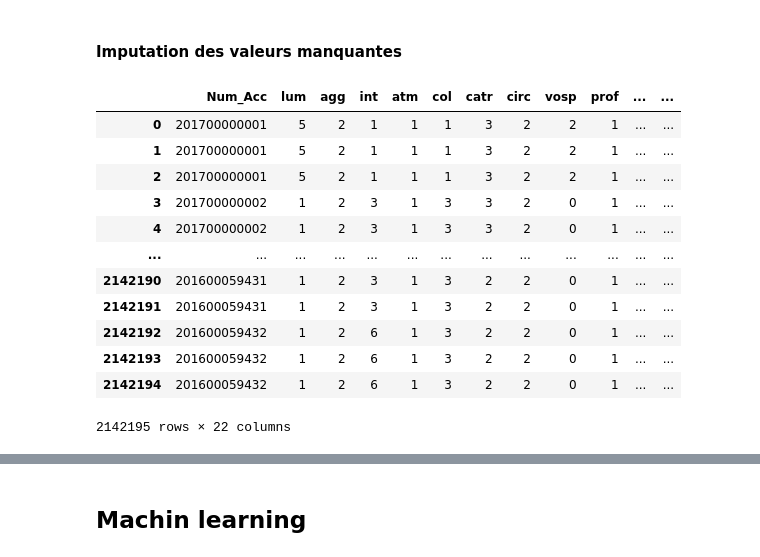
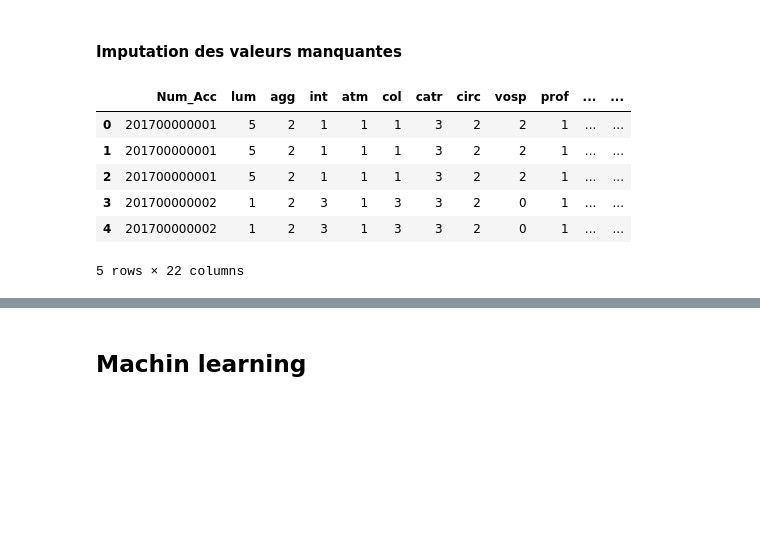
Before and after one commit to LAsmaa/Jupyter_Acidentalit-, a Jupyter notebook: Analyse_Accidentalité.ipynb, the cells around one changed output, grey strips where cells are left out. Cells and saved outputs as stored; diff of their text form; code cells hidden in the pictures; blank space fills up the shorter version.

```diff
--- a/Analyse_Accidentalité.ipynb
+++ b/Analyse_Accidentalité.ipynb
@@ -200,18 +202,12 @@ df_missing_values = pd.DataFrame({'colonne':df_missing_values.index, 'nbr_manqua
 nbr_lignes = df_acc_usr['Num_Acc'].count()
 df_missing_values["%_missing"] = ((df_missing_values['nbr_manquant'] / nbr_lignes )* 100 ).round(decimals=2)
 # %%
-imputed_df_acc_usr
+imputed_df_acc_usr.head(5)
 # %% [output]
 |  | Num_Acc | lum | agg | int | atm | col | catr | circ | vosp | prof | ... | ... |
 | 0 | 201700000001 | 5 | 2 | 1 | 1 | 1 | 3 | 2 | 2 | 1 | ... | ... |
 | 1 | 201700000001 | 5 | 2 | 1 | 1 | 1 | 3 | 2 | 2 | 1 | ... | ... |
 | 2 | 201700000001 | 5 | 2 | 1 | 1 | 1 | 3 | 2 | 2 | 1 | ... | ... |
 | 3 | 201700000002 | 1 | 2 | 3 | 1 | 3 | 3 | 2 | 0 | 1 | ... | ... |
 | 4 | 201700000002 | 1 | 2 | 3 | 1 | 3 | 3 | 2 | 0 | 1 | ... | ... |
-| ... | ... | ... | ... | ... | ... | ... | ... | ... | ... | ... | ... | ... |
-| 2142190 | 201600059431 | 1 | 2 | 3 | 1 | 3 | 2 | 2 | 0 | 1 | ... | ... |
-| 2142191 | 201600059431 | 1 | 2 | 3 | 1 | 3 | 2 | 2 | 0 | 1 | ... | ... |
-| 2142192 | 201600059432 | 1 | 2 | 6 | 1 | 3 | 2 | 2 | 0 | 1 | ... | ... |
-| 2142193 | 201600059432 | 1 | 2 | 6 | 1 | 3 | 2 | 2 | 0 | 1 | ... | ... |
-| 2142194 | 201600059432 | 1 | 2 | 6 | 1 | 3 | 2 | 2 | 0 | 1 | ... | ... |
-2142195 rows × 22 columns
+5 rows × 22 columns
```
Also changed, not shown: parts of 17 cells of this notebook, 2 other files.
